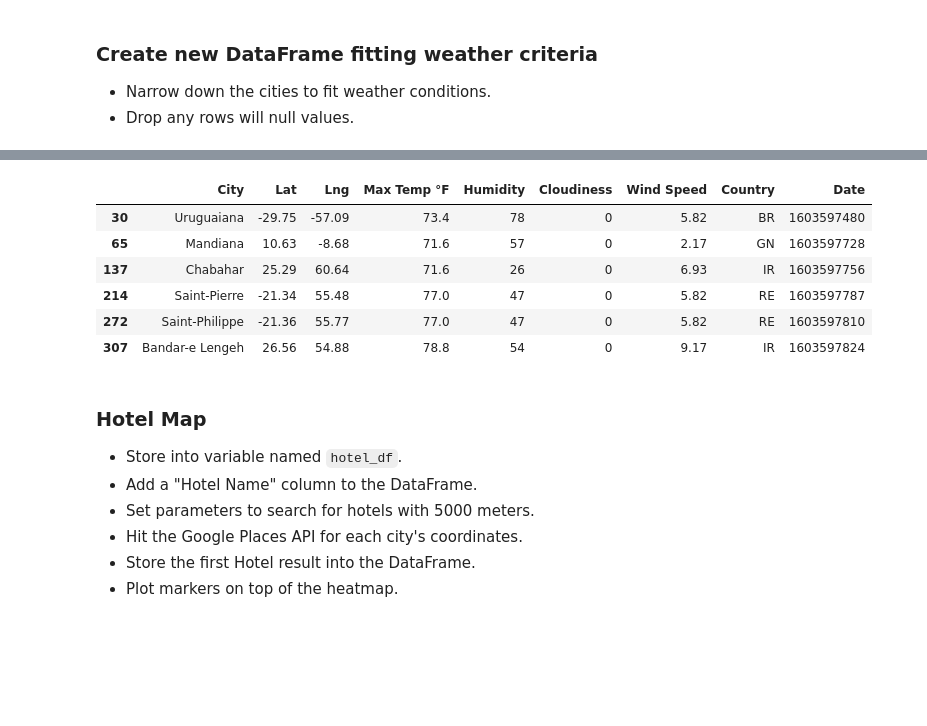
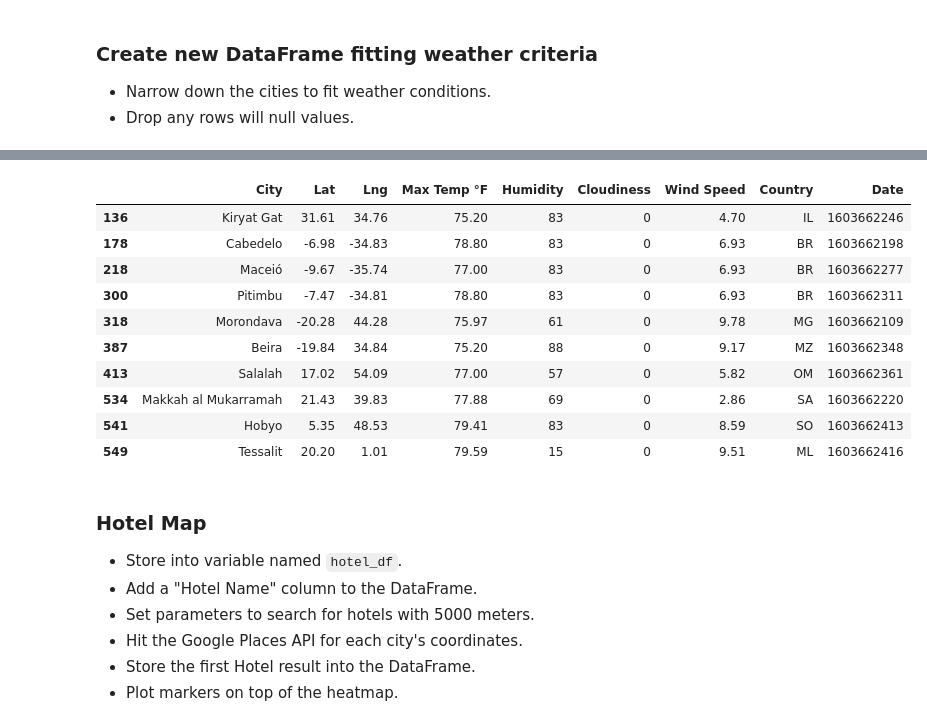
Before and after one commit to clmatherson/python-api-challenge, a Jupyter notebook: VacationPy/VacationPy.ipynb, the cells around one changed output, grey strips where cells are left out. Cells and saved outputs as stored; diff of their text form; code cells hidden in the pictures; blank space fills up the shorter version.

```diff
--- a/VacationPy/VacationPy.ipynb
+++ b/VacationPy/VacationPy.ipynb
@@ -78,21 +89,25 @@ city_data_df.describe()
 # %%
 # Narrow down the DataFrame to find your ideal weather condition. For example:
-#     A max temperature lower than 80 degrees but higher than 70
+#     A max temperature lower than 80 degrees but higher than 75
 #     Wind speed less than 10 mph
 #     Zero cloudiness
 
-ideal_city = city_data_df.loc[(city_data_df['Max Temp °F']<80) & (city_data_df['Max Temp °F']>70) &
+ideal_city = city_data_df.loc[(city_data_df['Max Temp °F']<80) & (city_data_df['Max Temp °F']>75) &
                                (city_data_df['Wind Speed']<10) & (city_data_df['Cloudiness']== 0)]
 # Display dataframe
 ideal_city
 # %% [output]
 |  | City | Lat | Lng | Max Temp °F | Humidity | Cloudiness | Wind Speed | Country | Date |
-| 30 | Uruguaiana | -29.75 | -57.09 | 73.4 | 78 | 0 | 5.82 | BR | 1603597480 |
-| 65 | Mandiana | 10.63 | -8.68 | 71.6 | 57 | 0 | 2.17 | GN | 1603597728 |
-| 137 | Chabahar | 25.29 | 60.64 | 71.6 | 26 | 0 | 6.93 | IR | 1603597756 |
-| 214 | Saint-Pierre | -21.34 | 55.48 | 77.0 | 47 | 0 | 5.82 | RE | 1603597787 |
-| 272 | Saint-Philippe | -21.36 | 55.77 | 77.0 | 47 | 0 | 5.82 | RE | 1603597810 |
-| 307 | Bandar-e Lengeh | 26.56 | 54.88 | 78.8 | 54 | 0 | 9.17 | IR | 1603597824 |
+| 136 | Kiryat Gat | 31.61 | 34.76 | 75.20 | 83 | 0 | 4.70 | IL | 1603662246 |
+| 178 | Cabedelo | -6.98 | -34.83 | 78.80 | 83 | 0 | 6.93 | BR | 1603662198 |
+| 218 | Maceió | -9.67 | -35.74 | 77.00 | 83 | 0 | 6.93 | BR | 1603662277 |
+| 300 | Pitimbu | -7.47 | -34.81 | 78.80 | 83 | 0 | 6.93 | BR | 1603662311 |
+| 318 | Morondava | -20.28 | 44.28 | 75.97 | 61 | 0 | 9.78 | MG | 1603662109 |
+| 387 | Beira | -19.84 | 34.84 | 75.20 | 88 | 0 | 9.17 | MZ | 1603662348 |
+| 413 | Salalah | 17.02 | 54.09 | 77.00 | 57 | 0 | 5.82 | OM | 1603662361 |
+| 534 | Makkah al Mukarramah | 21.43 | 39.83 | 77.88 | 69 | 0 | 2.86 | SA | 1603662220 |
+| 541 | Hobyo | 5.35 | 48.53 | 79.41 | 83 | 0 | 8.59 | SO | 1603662413 |
+| 549 | Tessalit | 20.20 | 1.01 | 79.59 | 15 | 0 | 9.51 | ML | 1603662416 |
 # %% [markdown]
 ### Hotel Map
 * Store into variable named `hotel_df`.
```
Also changed, not shown: parts of 7 cells of this notebook, 15 other files.
